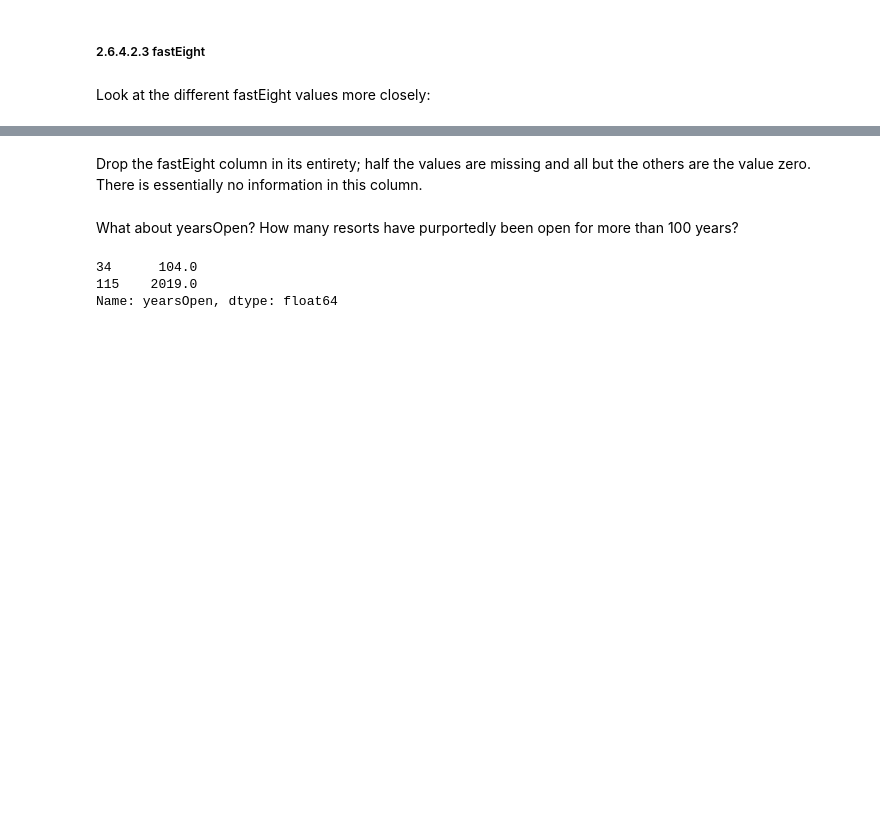
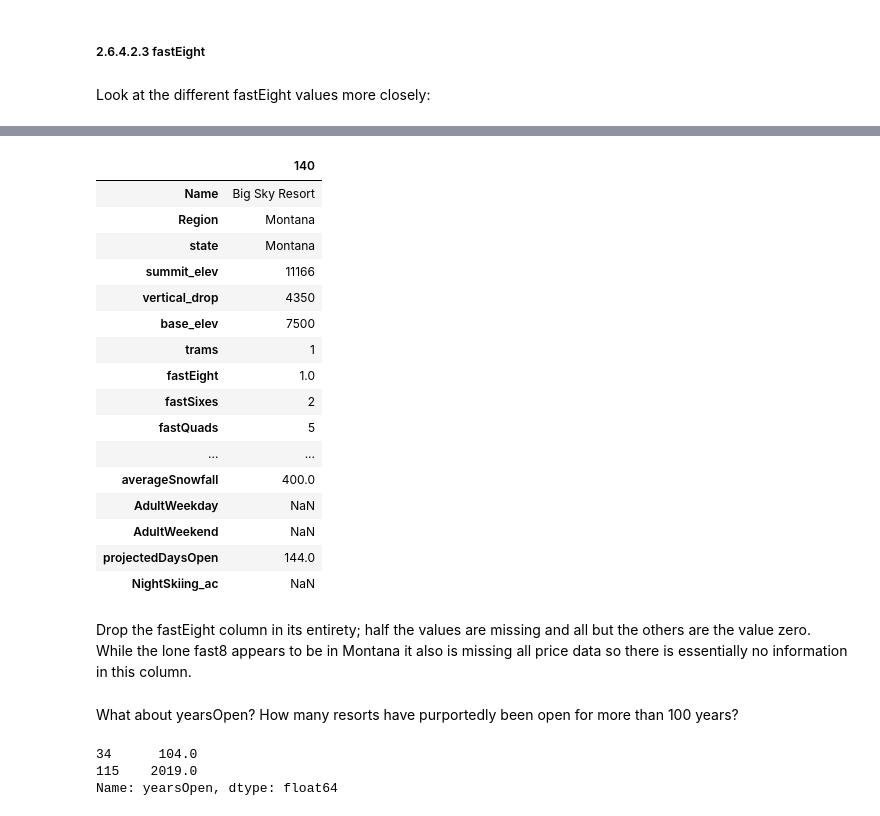
Before and after one commit to mikedshadow/Big_Mountain, a Jupyter notebook: Notebooks/02_data_wrangling.ipynb, the cells around one changed output, grey strips where cells are left out. Saved outputs shown, nothing was run; the diff lists cells and outputs as text; code cells hidden in the pictures; blank space fills up the shorter version.

```diff
--- a/Notebooks/02_data_wrangling.ipynb
+++ b/Notebooks/02_data_wrangling.ipynb
@@ -643,5 +659,25 @@ Name: fastEight, dtype: int64
+# %%
+ski_data[ski_data['fastEight'] == 1].T
+# %% [output]
+|  | 140 |
+| Name | Big Sky Resort |
+| Region | Montana |
+| state | Montana |
+| summit_elev | 11166 |
+| vertical_drop | 4350 |
+| base_elev | 7500 |
+| trams | 1 |
+| fastEight | 1.0 |
+| fastSixes | 2 |
+| fastQuads | 5 |
+| ... | ... |
+| averageSnowfall | 400.0 |
+| AdultWeekday | NaN |
+| AdultWeekend | NaN |
+| projectedDaysOpen | 144.0 |
+| NightSkiing_ac | NaN |
 # %% [markdown]
-Drop the fastEight column in its entirety; half the values are missing and all but the others are the value zero. There is essentially no information in this column.
+Drop the fastEight column in its entirety; half the values are missing and all but the others are the value zero. While the lone fast8 appears to be in Montana it also is missing all price data so there is essentially no information in this column.
 # %%
 #Code task 24#
 #Drop the 'fastEight' column from ski_data. Use inplace=True
```
Also changed, not shown: parts of 66 cells of this notebook, 4 other files.
